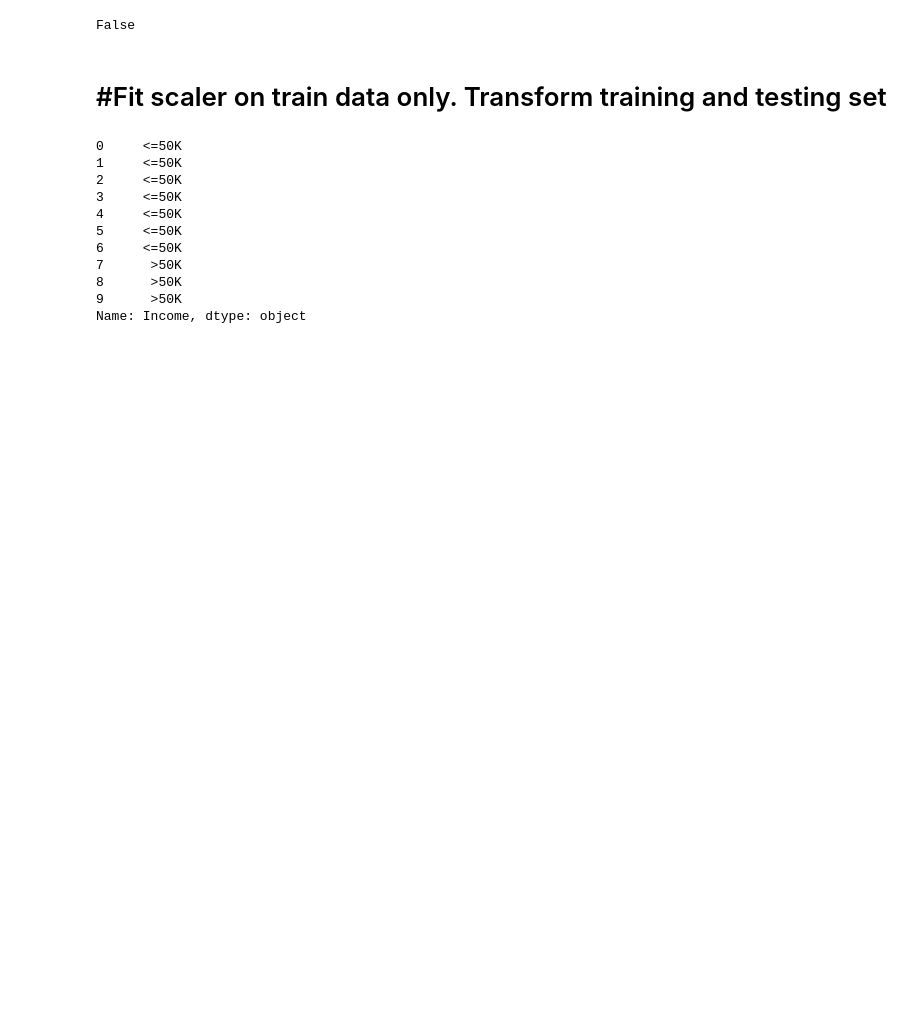
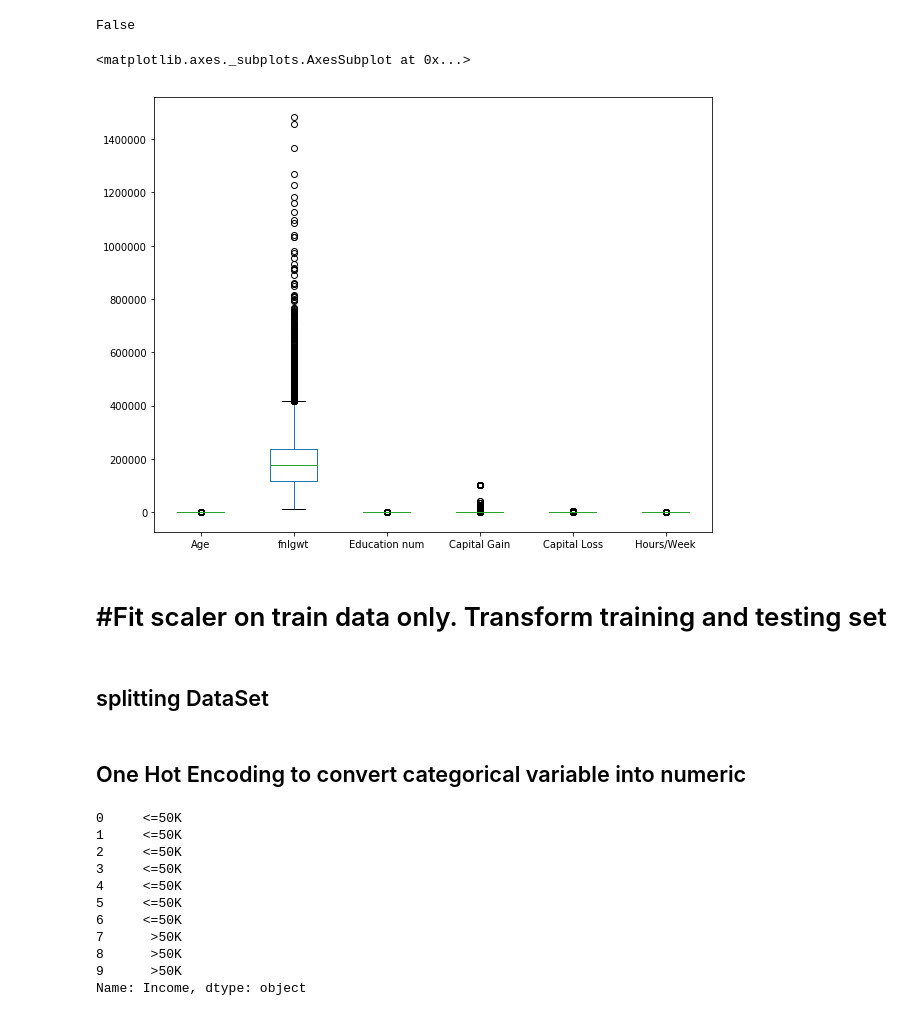
Before and after one commit to YashDeshpande1771/Adult-Income-prediction, a Jupyter notebook: DMW adult census.ipynb, the cells around one changed output. Cells and saved outputs as stored; diff of their text form; code cells hidden in the pictures; blank space fills up the shorter version.

```diff
--- a/DMW adult census.ipynb
+++ b/DMW adult census.ipynb
@@ -94,6 +147,11 @@ test_clean = test.replace(' ?', np.nan).dropna()
 train.isnull().values.any()
 # %% [output]
 False
+# %%
+train.select_dtypes(exclude= 'category').plot(kind = 'box', figsize = (10,8))
+# %% [output]
+<matplotlib.axes._subplots.AxesSubplot at 0x...>
+[figure, added]
 # %% [markdown]
 # #Fit scaler on train data only. Transform training and testing set
 # %%
@@ -102,4 +160,6 @@ numerical_col = ["Age", "fnlgwt", "Education num", "Capital Gain",
 scaler = StandardScaler()
 train_clean[numerical_col] = scaler.fit_transform(train_clean[numerical_col])
 test_clean[numerical_col] = scaler.transform(test_clean[numerical_col])
+# %% [markdown]
+## splitting DataSet
 # %%
@@ -109,5 +169,7 @@ X_train = train_clean.drop("Income", axis=1)
 
 Y_test = test_clean["Income"]
 X_test = test_clean.drop("Income", axis=1)
+# %% [markdown]
+## One Hot Encoding to convert categorical variable into numeric
 # %%
 data = pd.concat([X_train,X_test])
```
Also changed, not shown: parts of 22 cells of this notebook.
